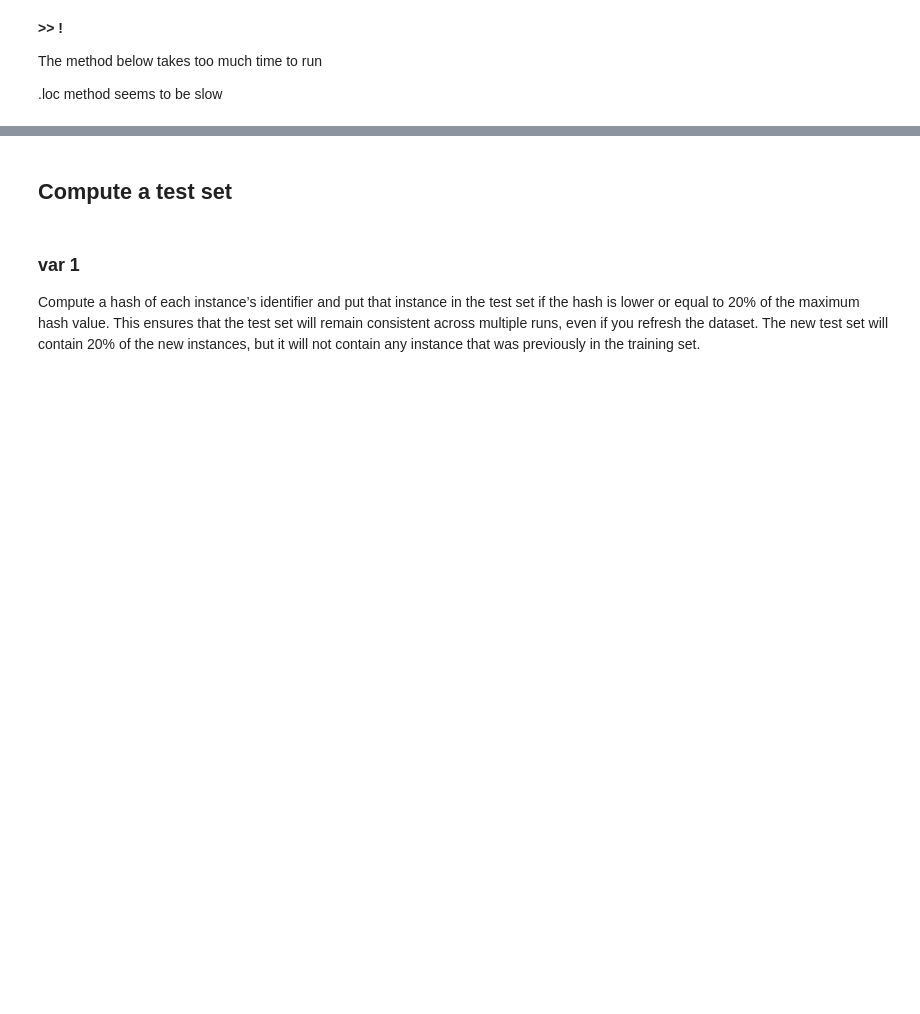
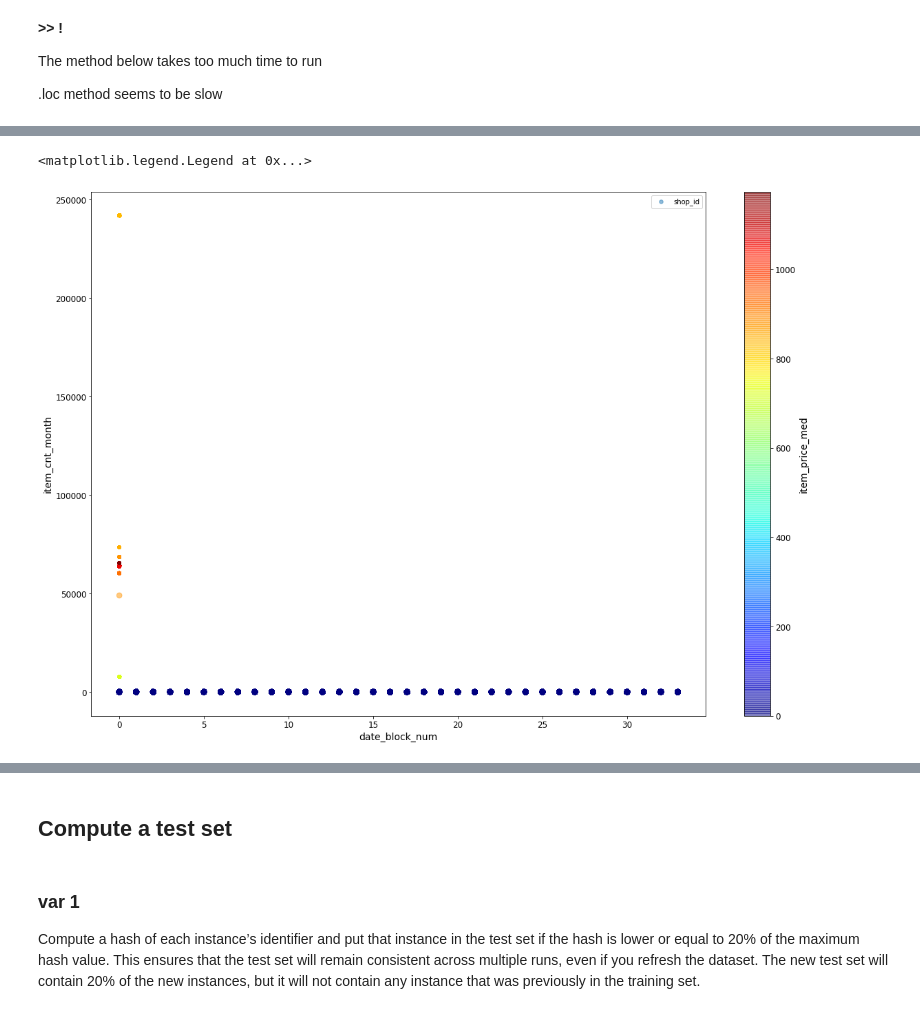
Before and after one commit to nyculescu/kaggle__competitive_data_science_predict_future_sales, a Jupyter notebook: 01_kernel_nb.ipynb, the cells around one changed output, grey strips where cells are left out. Saved outputs shown, nothing was run; the diff lists cells and outputs as text; code cells hidden in the pictures; blank space fills up the shorter version.

```diff
--- a/01_kernel_nb.ipynb
+++ b/01_kernel_nb.ipynb
@@ -370,8 +406,14 @@ sales_train_.head()
 # %%
-sales_train.plot(kind="scatter",
-                 x="date_block_num", y=sales_train_gb['item_cnt_month'],
-                 s=sales_train_gb['item_price_med'], label="med price",
-                 c="shop_id", cmap=plt.get_cmap("jet"),
-                 colorbar=True, figsize=(10,7), alpha=0.4,
-                 )
+sales_train_.plot(kind="scatter",
+                  x="date_block_num",
+                  y="item_cnt_month",
+                  s=sales_train_["shop_id"], # the size of the circles
+                  label="shop_id",
+                  c="item_price_med", cmap=plt.get_cmap("jet"), colorbar=True, # the color of the circles
+                  figsize=(20,14),
+                  alpha=0.5, sharex=False
+                  )
 plt.legend()
+# %% [output]
+<matplotlib.legend.Legend at 0x...>
+[figure, added]
```
Also changed, not shown: parts of 10 cells of this notebook.
